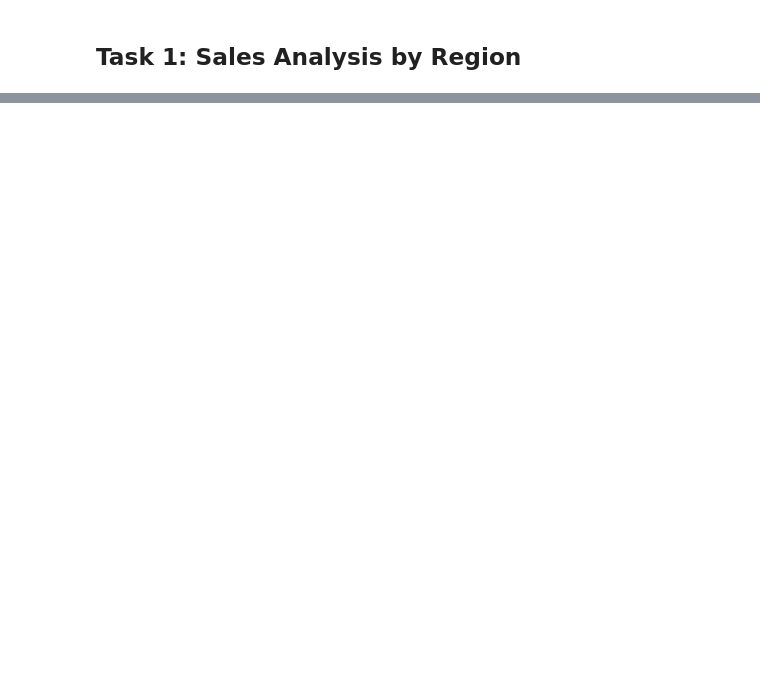
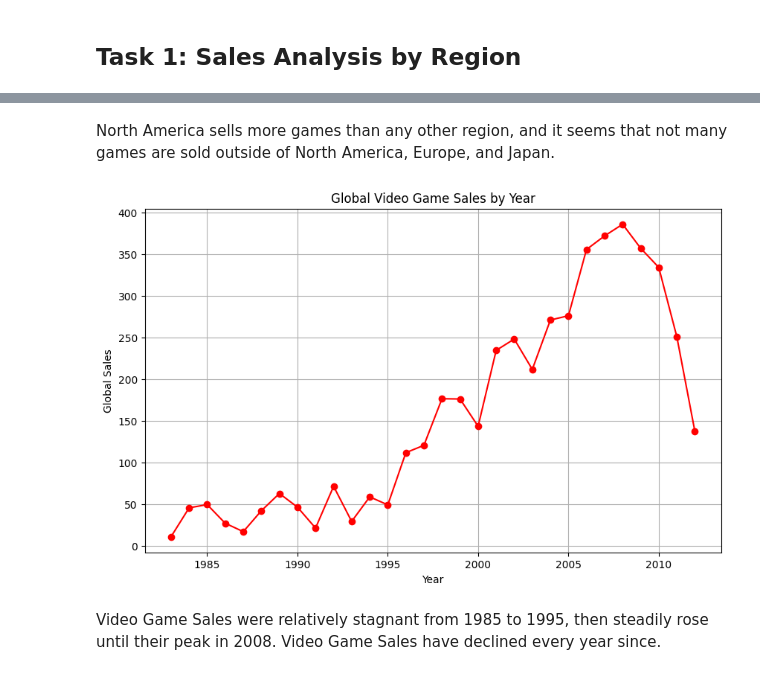
Before and after one commit to BraedenChubak/AP-Computer-Science-Principles, a Jupyter notebook: Notebooks/prog6280c.ipynb, the cells around one changed output, grey strips where cells are left out. Drawn from its saved outputs; the diff is of its cells as text; code cells hidden in the pictures; blank space fills up the shorter version.

```diff
--- a/Notebooks/prog6280c.ipynb
+++ b/Notebooks/prog6280c.ipynb
@@ -81,0 +77,15 @@ KeyError: 'Columns not found: <bound method Series.sum of 0       28.39\n1
+# %% [markdown]
+North America sells more games than any other region, and it seems that not many games are sold outside of North America, Europe, and Japan.
+# %%
+sales_year = df.groupby('Year')['Global'].sum()
+plt.figure(figsize=(10,6))
+sales_year.plot(kind='line', marker='o', color='red')
+plt.title('Global Video Game Sales by Year')
+plt.xlabel('Year')
+plt.ylabel('Global Sales')
+plt.grid(True)
+plt.show()
+# %% [output]
+[figure, added]
+# %% [markdown]
+Video Game Sales were relatively stagnant from 1985 to 1995, then steadily rose until their peak in 2008.  Video Game Sales have declined every year since.
```
Also changed, not shown: parts of 1 cell of this notebook, 2 other files.
